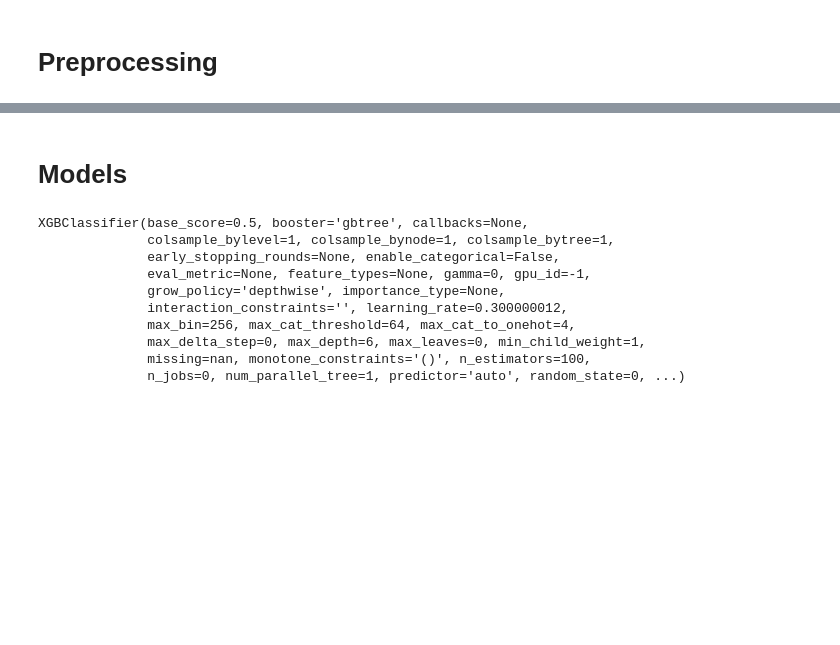
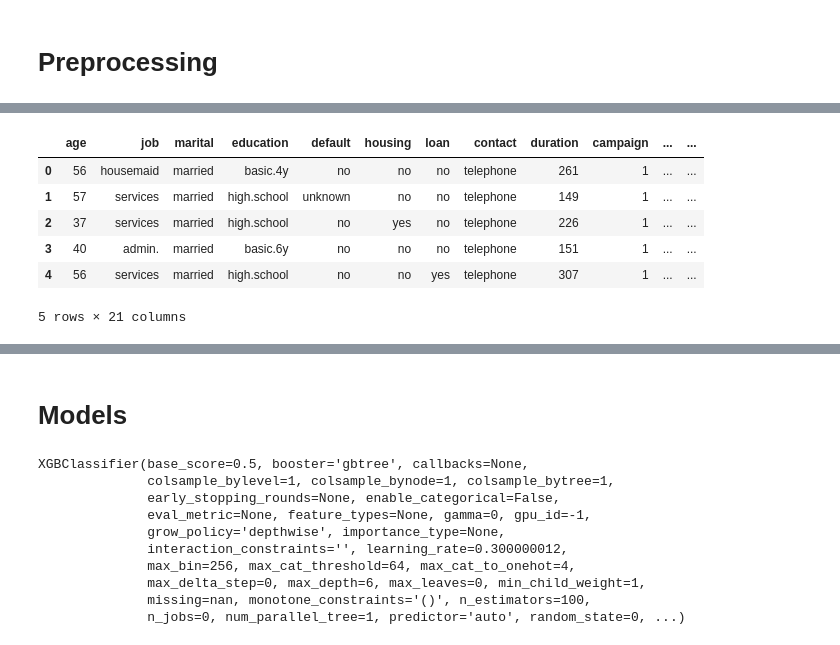
Before and after one commit to Ayushimalaviya/Bank-Marketing-Campaign-Analysis, a Jupyter notebook: nilesh_exp.ipynb, the cells around one changed output, grey strips where cells are left out. Drawn from its saved outputs; the diff is of its cells as text; code cells hidden in the pictures; blank space fills up the shorter version.

```diff
--- a/nilesh_exp.ipynb
+++ b/nilesh_exp.ipynb
@@ -410,0 +423,4 @@ Name: y, dtype: float64
+# %%
+labels = ['17-25', '26-35', '36-45','46-60','>60']
+cutPoints= [16, 25, 35, 45, 60, 90]
+df['Age bracket'] = pd.cut(df['age'], cutPoints, labels = labels)
@@ -412,0 +477,4 @@ Name: y, dtype: float64
+# %%
+week_map = {'mon':1, 'tue':2, 'wed':3, 'thu':4, 'fri':5}
+df['day_week'] = df['day_of_week'].map(week_map)
+df.drop('day_of_week', axis=1, inplace=True)
@@ -412,0 +495,14 @@ Name: y, dtype: float64
+# %%
+month_map = {'jan':1, 'feb':2, 'mar':3, 'apr':4, 'may':5, 'jun':6, 'jul':7, 'aug':8, 'sep':9, 'oct': 10, 'nov': 11, 'dec':12}
+df['month_'] = df['month'].map(week_map)
+df.drop('month', axis=1, inplace=True)
+# %%
+df.head()
+# %% [output]
+|  | age | job | marital | education | default | housing | loan | contact | duration | campaign | ... | ... |
+| 0 | 56 | housemaid | married | basic.4y | no | no | no | telephone | 261 | 1 | ... | ... |
+| 1 | 57 | services | married | high.school | unknown | no | no | telephone | 149 | 1 | ... | ... |
+| 2 | 37 | services | married | high.school | no | yes | no | telephone | 226 | 1 | ... | ... |
+| 3 | 40 | admin. | married | basic.6y | no | no | no | telephone | 151 | 1 | ... | ... |
+| 4 | 56 | services | married | high.school | no | no | yes | telephone | 307 | 1 | ... | ... |
+5 rows × 21 columns
```
Also changed, not shown: parts of 37 cells of this notebook.
